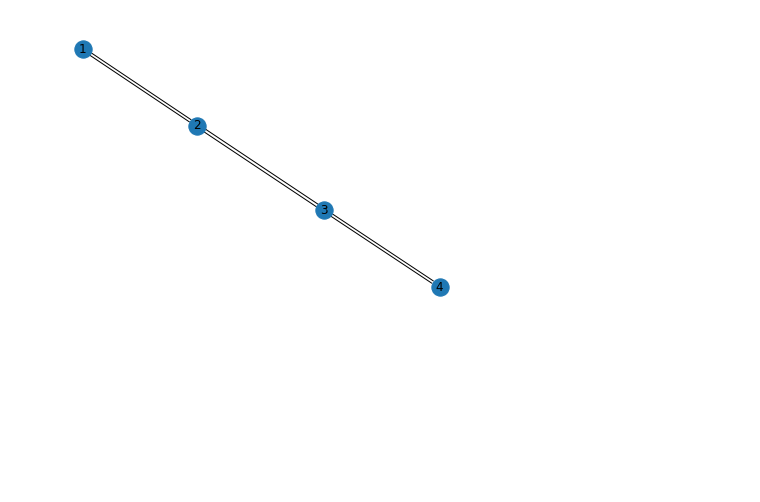
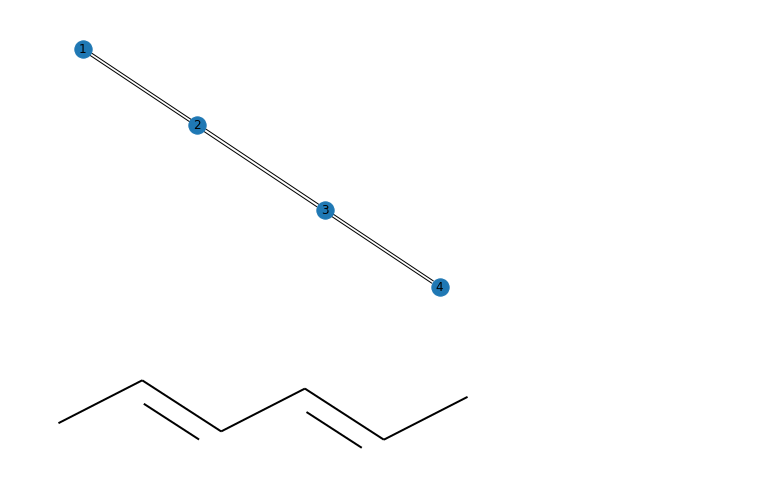
Before and after one commit to schulz-helena/soliton-implementation, a Jupyter notebook: framework-tests/frameworks.ipynb, the cells around one changed output. Cells and saved outputs as stored; diff of their text form; code cells hidden in the pictures; blank space fills up the shorter version.

```diff
--- a/framework-tests/frameworks.ipynb
+++ b/framework-tests/frameworks.ipynb
@@ -99,3 +172,11 @@ G.add_edge(4,3)
 nx.draw(G, with_labels=True, connectionstyle='bar, fraction=0.01', arrowstyle = '-')
 # %% [output]
 [figure]
+# %%
+from rdkit.Chem import AllChem
+
+smiles = 'C-C=C-C=C-C'
+mol = Chem.MolFromSmiles(smiles)
+mol
+# %% [output]
+[figure, added]
```
Also changed, not shown: parts of 6 cells of this notebook, 1 other file.
